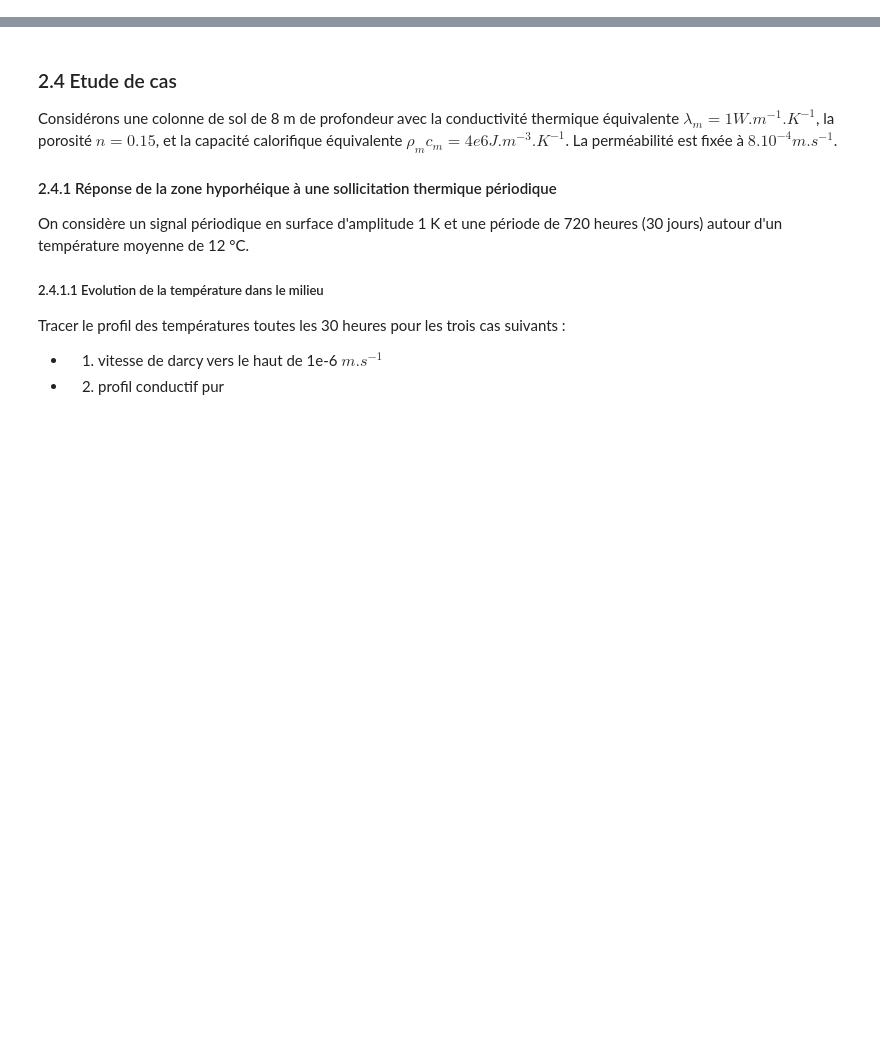
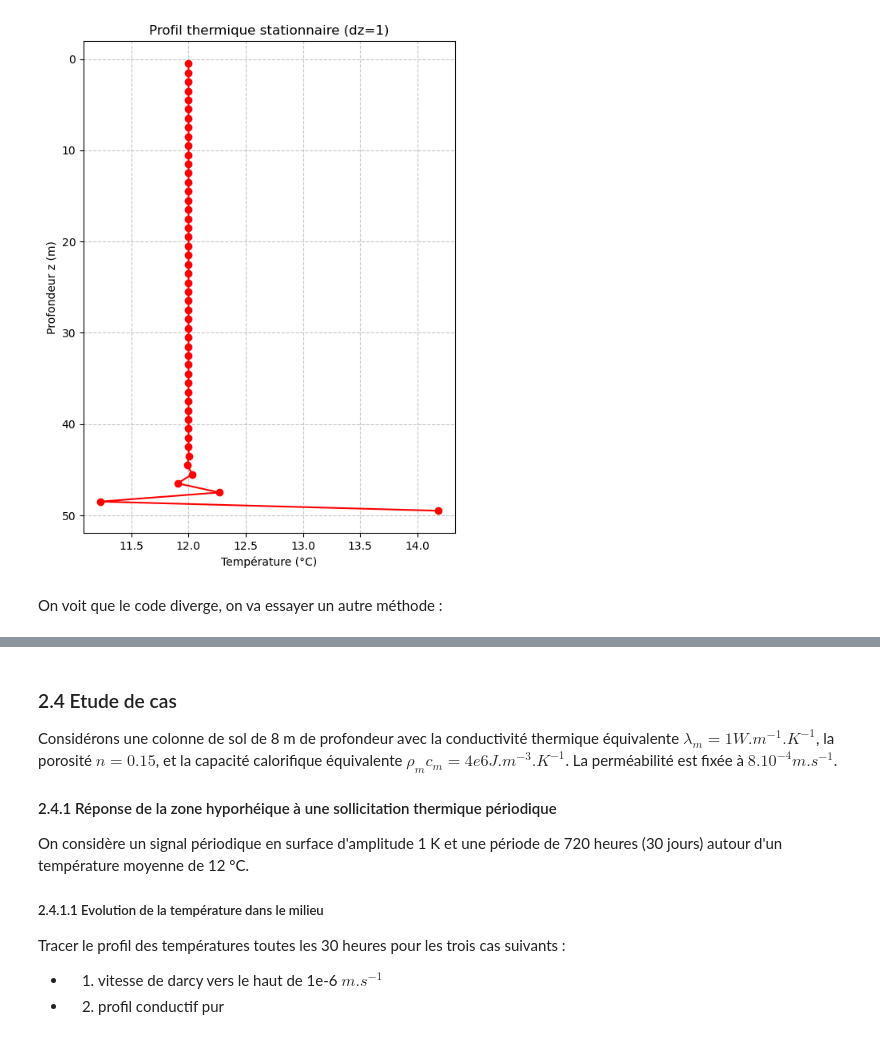
Before and after one commit to yannisalln/TP1-molonari, a Jupyter notebook: 2026TP1_modele_direct.ipynb, the cells around one changed output, grey strips where cells are left out. Cells and saved outputs as stored; diff of their text form; code cells hidden in the pictures; blank space fills up the shorter version.

```diff
--- a/2026TP1_modele_direct.ipynb
+++ b/2026TP1_modele_direct.ipynb
@@ -135,0 +140,8 @@ $ \theta(z,t)  = \theta_{\mu} + \theta_{amp} e^{-\sqrt{\dfrac{\pi}{\kappa_e P}}z
+# %%
+# Exemple d'utilisation et visualisation
+
+visualisation(50, 1e-6, 1.0, 12.0, 10.0)
+# %% [output]
+[figure, added]
+# %% [markdown]
+On voit que le code diverge, on va essayer un autre méthode :
```
Also changed, not shown: parts of 12 cells of this notebook.
